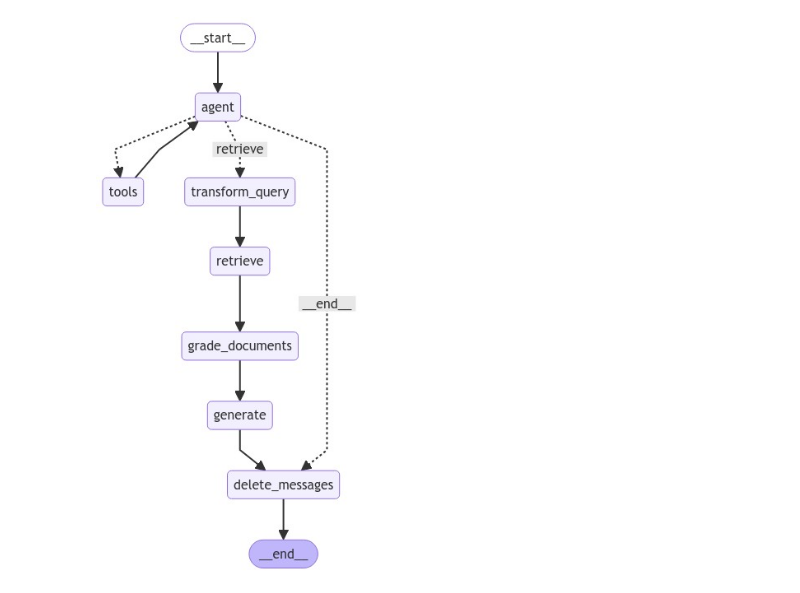
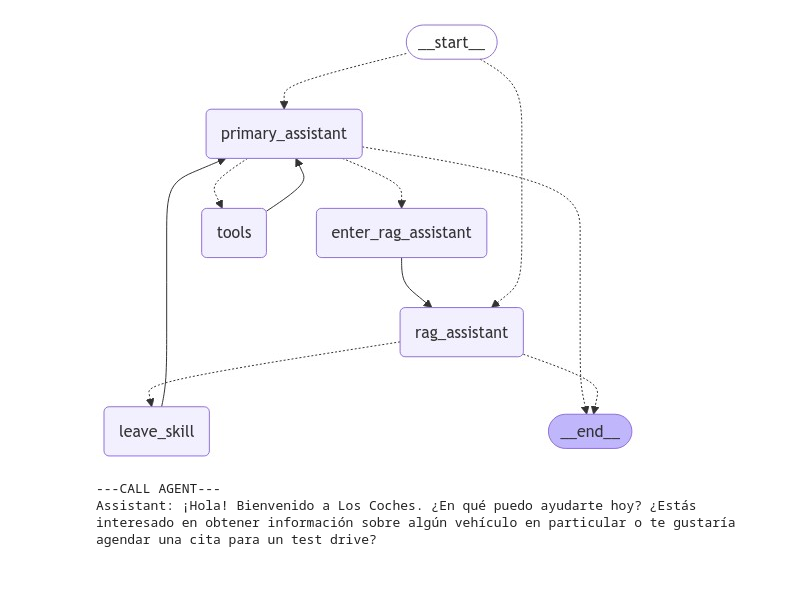
Before and after one commit to pguatibonza/python-whatsapp-bot, a Jupyter notebook: app/services/langgraph_service.ipynb, the cells around one changed output. Cells and saved outputs as stored; diff of their text form; code cells hidden in the pictures.

Commit message:
los coches demo

```diff
--- a/app/services/langgraph_service.ipynb
+++ b/app/services/langgraph_service.ipynb
@@ -408,0 +377,26 @@ app = workflow.compile(checkpointer=memory)
+# %%
+workflow = StateGraph(GraphState)
+
+# Define the nodes
+workflow.add_conditional_edges(START,route_to_workflow)
+workflow.add_node("primary_assistant",primary_assistant)
+
+workflow.add_node("enter_rag_assistant", create_entry_node("RAG assistant", "rag_assistant"))
+workflow.add_node("rag_assistant", rag_assistant)
+workflow.add_edge("enter_rag_assistant","rag_assistant")
+
+workflow.add_node("tools",ToolNode([tools.create_event_test_drive]))
+workflow.add_edge("tools","primary_assistant")
+
+workflow.add_conditional_edges(
+    "primary_assistant",
+    route_primary_assistant,
+    {
+        "enter_rag_assistant": "enter_rag_assistant",
+        "tools": "tools",
+        END: END,
+    },
+)
+workflow.add_conditional_edges("rag_assistant", route_assistants)
+workflow.add_node("leave_skill",pop_dialog_state)
+workflow.add_edge("leave_skill", "primary_assistant")
@@ -409,10 +405,20 @@ app = workflow.compile(checkpointer=memory)
 # %%
 from IPython.display import Image, display
 
 try:
-    display(Image(app.get_graph().draw_mermaid_png()))
+    display(Image(app.get_graph(xray=True).draw_mermaid_png()))
 except Exception:
     # This requires some extra dependencies and is optional
     pass
 # %% [output]
-[figure, old version]
+[figure, new version]
+# %%
+config={"configurable":{"thread_id":11}}
+lista=["hola"]
+for i in lista:
+    for event in app.stream({"messages": ("user", i)},config):
+        for value in event.values():
+            print("Assistant:", value["messages"][-1].content)
+# %% [output]
+---CALL AGENT---
+Assistant: ¡Hola! Bienvenido a Los Coches. ¿En qué puedo ayudarte hoy? ¿Estás interesado en obtener información sobre algún vehículo en particular o te gustaría agendar una cita para un test drive?
```
Also changed, not shown: parts of 29 cells of this notebook, 12 other files.
